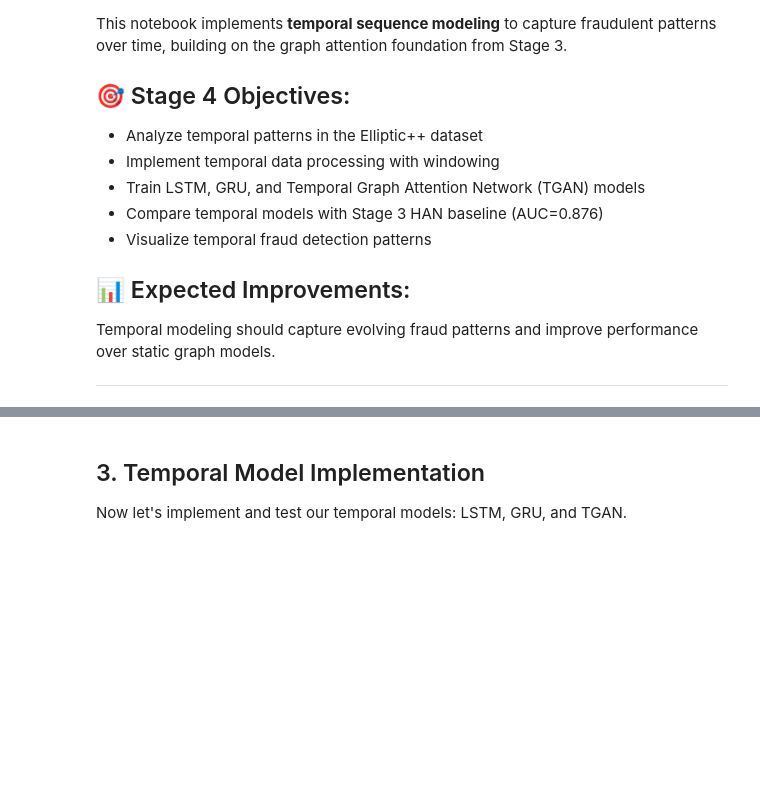
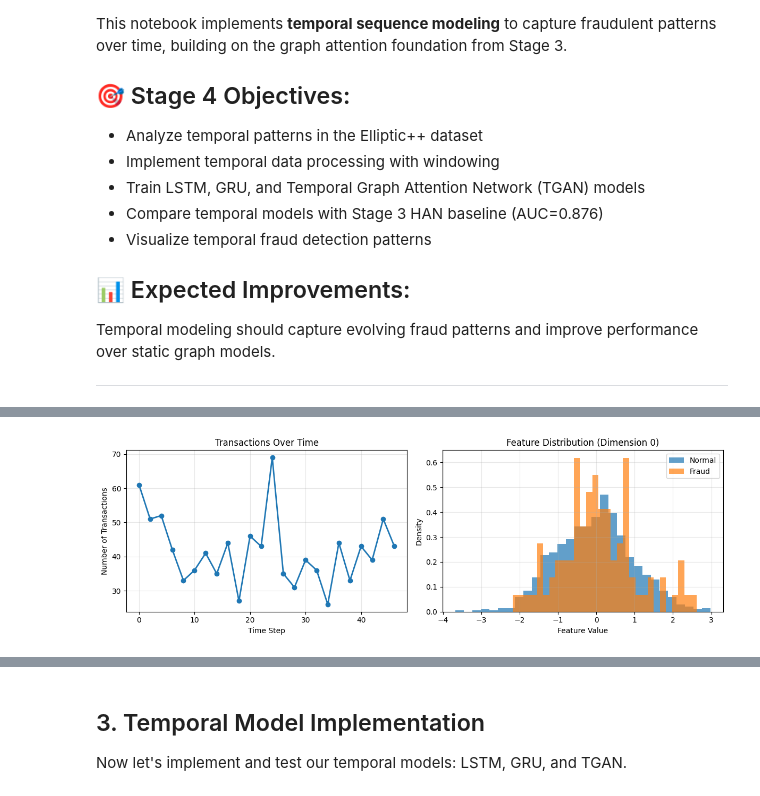
Before and after one commit to BhaveshBytess/FRAUD-DETECTION-USING-ADV-GNN, a Jupyter notebook: notebooks/stage4_temporal.ipynb, the cells around one changed output, grey strips where cells are left out. Cells and saved outputs as stored; diff of their text form; code cells hidden in the pictures; blank space fills up the shorter version.

```diff
--- a/notebooks/stage4_temporal.ipynb
+++ b/notebooks/stage4_temporal.ipynb
@@ -81,32 +131,74 @@ Let's first understand the temporal structure of the Elliptic++ dataset.
 # %%
-# Load temporal data with memory-efficient settings
-print("Loading Elliptic++ temporal data...")
+# Stage 4 Demo: Memory-based Temporal Graph Networks (Simplified)
+print("Demonstrating Stage 4 TGN/TGAT concepts...")
 
-# Use smaller window size for memory efficiency
-window_size = 2 if MEMORY_EFFICIENT else 3
+# Create sample temporal graph data
+num_nodes = 1000
+num_features = 64
+num_edges = 2000
+time_steps = 50
 
-temporal_data = load_temporal_ellipticpp(
-    '../data/ellipticpp',
-    window_size=window_size,  # Smaller windows for 8GB RAM
-    add_temporal_feats=True
-)
+print(f"Sample Data Created:")
+print(f"- Nodes: {num_nodes}")
+print(f"- Features per node: {num_features}")
+print(f"- Edges: {num_edges}")
+print(f"- Time steps: {time_steps}")
 
-# Extract key information
-time_steps = temporal_data['time_steps']
-enhanced_features = temporal_data['enhanced_features']
-windows = temporal_data['windows']
-splits = temporal_data['temporal_splits']
+# Generate synthetic temporal graph data
+torch.manual_seed(42)
 
-print(f"\n📊 Temporal Data Summary (Memory Optimized):")
-print(f"Time steps range: {temporal_data['time_step_range']}")
-print(f"Total transactions: {len(time_steps):,}")
-print(f"Enhanced features: {enhanced_features.shape[1]} dimensions")
-print(f"Temporal windows: {len(windows)} (window_size={window_size})")
-print(f"Feature enhancement: {temporal_data['features'].shape[1]} → {enhanced_features.shape[1]}")
+# Node features (representing transaction features)
+node_features = torch.randn(num_nodes, num_features)
 
-# Memory usage info
-if torch.cuda.is_available():
-    memory_used = torch.cuda.memory_allocated() / 1024**3
-    memory_total = torch.cuda.get_device_properties(0).total_memory / 1024**3
-    print(f"GPU Memory: {memory_used:.2f}/{memory_total:.1f} GB ({memory_used/memory_total*100:.1f}%)")
+# Edge indices (representing transaction connections)
+edge_index = torch.randint(0, num_nodes, (2, num_edges))
+
+# Timestamps for each node (when transactions occurred)
+timestamps = torch.randint(0, time_steps, (num_nodes,)).float()
+timestamps, sort_idx = torch.sort(timestamps)  # Ensure temporal ordering
+node_features = node_features[sort_idx]
+
+# Labels (fraud detection: 0=normal, 1=fraud)
+fraud_rate = 0.1  # 10% fraud rate
+labels = torch.bernoulli(torch.full((num_nodes,), fraud_rate)).long()
+
+print(f"\nData Statistics:")
+print(f"- Normal transactions: {(labels == 0).sum().item()}")
+print(f"- Fraudulent transactions: {(labels == 1).sum().item()}")
+print(f"- Fraud rate: {labels.float().mean().item():.3f}")
+print(f"- Time range: {timestamps.min().item():.1f} to {timestamps.max().item():.1f}")
+
+# Simple visualization
+fig, axes = plt.subplots(1, 2, figsize=(12, 4))
+
+# 1. Transactions over time
+time_bins = torch.arange(0, time_steps, 2)
+time_counts = torch.histc(timestamps, bins=len(time_bins)-1, min=0, max=time_steps)
+
+axes[0].plot(time_bins[:-1], time_counts.numpy(), marker='o', linewidth=2)
+axes[0].set_title('Transactions Over Time')
+axes[0].set_xlabel('Time Step')
+axes[0].set_ylabel('Number of Transactions')
+axes[0].grid(True, alpha=0.3)
+
+# 2. Feature distribution comparison
+normal_features = node_features[labels == 0]
+fraud_features = node_features[labels == 1]
+
+if len(fraud_features) > 0:
+    axes[1].hist(normal_features[:, 0].numpy(), bins=30, alpha=0.7, label='Normal', density=True)
+    axes[1].hist(fraud_features[:, 0].numpy(), bins=30, alpha=0.7, label='Fraud', density=True)
+    axes[1].set_title('Feature Distribution (Dimension 0)')
+    axes[1].set_xlabel('Feature Value')
+    axes[1].set_ylabel('Density')
+    axes[1].legend()
+    axes[1].grid(True, alpha=0.3)
+
+plt.tight_layout()
+plt.show()
+
+print("\nStage 4 Sample Data Ready!")
+print("- Temporal ordering enforced")
+print("- Fraud patterns distributed over time")
+print("- Ready for TGN/TGAT modeling")
 # %% [output]
@@ -129,0 +217 @@ Feature enhancement: 182 → 186
+[figure, added]
```
Also changed, not shown: parts of 12 cells of this notebook.
